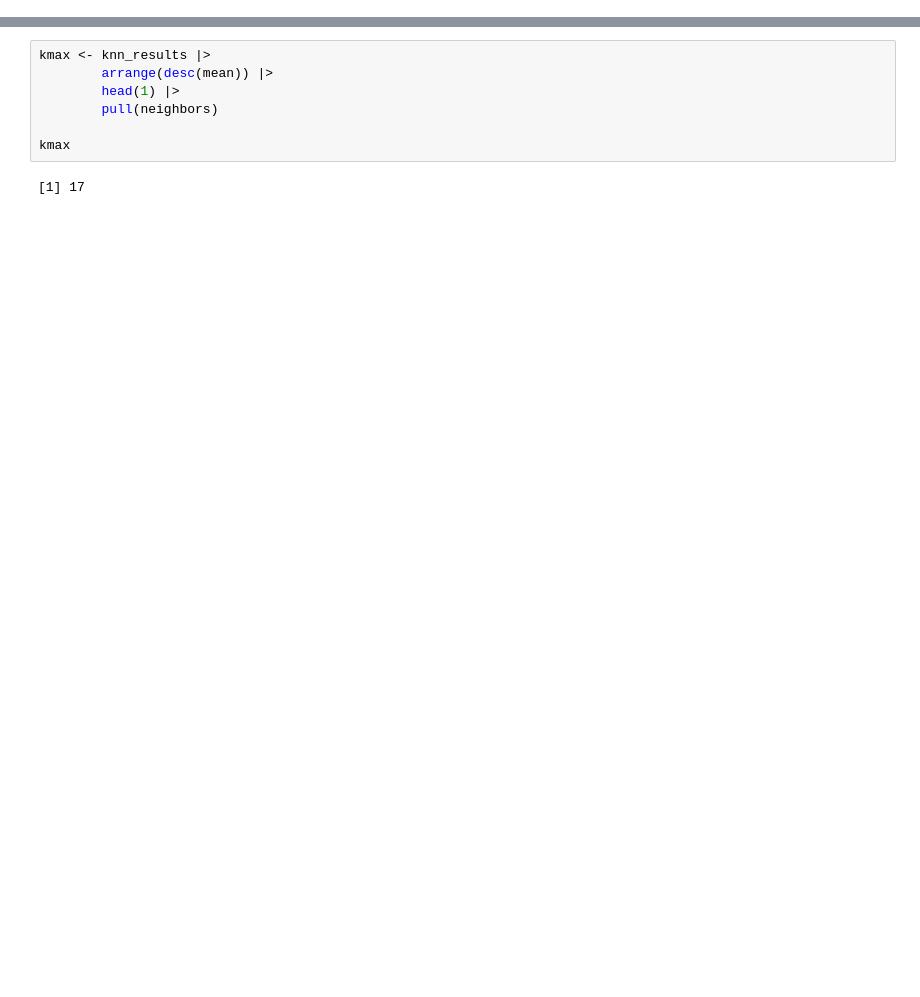
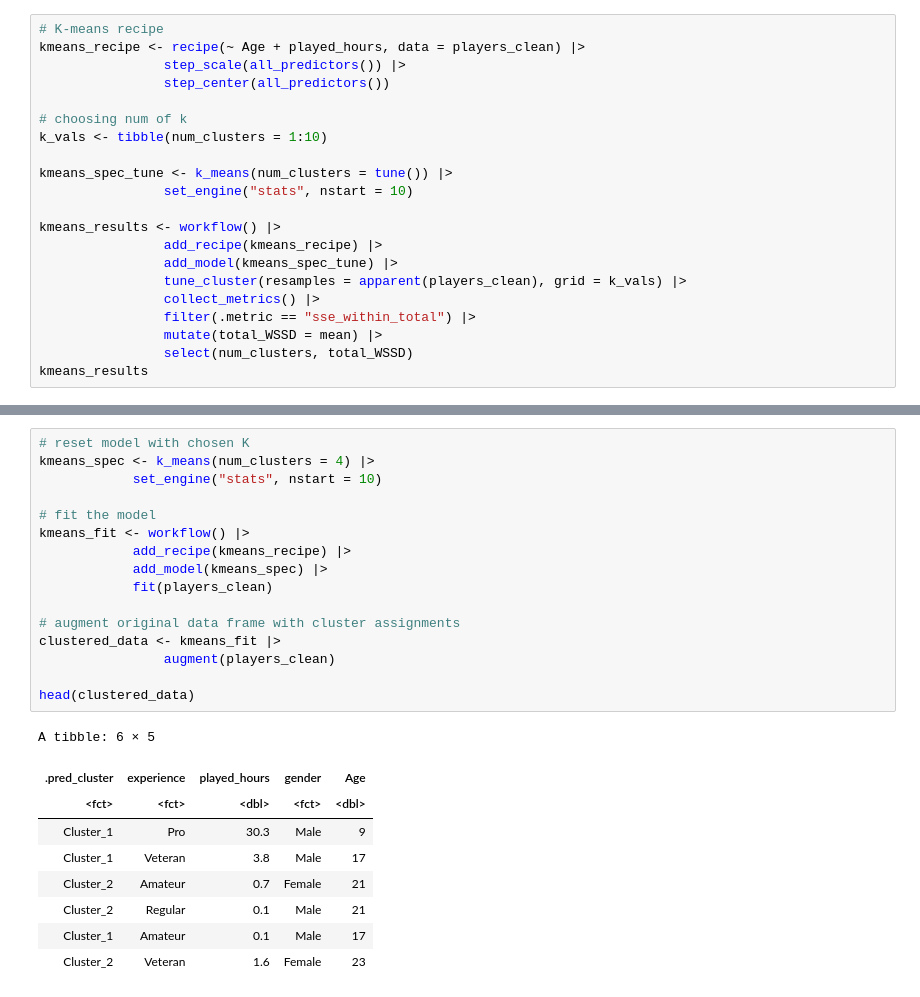
Before and after one commit to shimkelly/dsci-100-2025S1-project, a Jupyter notebook: dsci100-project.ipynb, the cells around one changed output, grey strips where cells are left out. Drawn from its saved outputs; the diff is of its cells as text; blank space fills up the shorter version.

```diff
--- a/dsci100-project.ipynb
+++ b/dsci100-project.ipynb
@@ -160,0 +377,21 @@ A tibble: 25 × 7
+# %%
+# K-means recipe
+kmeans_recipe <- recipe(~ Age + played_hours, data = players_clean) |>
+                step_scale(all_predictors()) |>
+                step_center(all_predictors())
+
+# choosing num of k
+k_vals <- tibble(num_clusters = 1:10)
+
+kmeans_spec_tune <- k_means(num_clusters = tune()) |>
+                set_engine("stats", nstart = 10)
+
+kmeans_results <- workflow() |>
+                add_recipe(kmeans_recipe) |>
+                add_model(kmeans_spec_tune) |>
+                tune_cluster(resamples = apparent(players_clean), grid = k_vals) |>
+                collect_metrics() |>
+                filter(.metric == "sse_within_total") |>
+                mutate(total_WSSD = mean) |>
+                select(num_clusters, total_WSSD)
+kmeans_results
@@ -161,10 +426,27 @@ A tibble: 25 × 7
 # %%
-kmax <- knn_results |>
-        arrange(desc(mean)) |>
-        head(1) |>
-        pull(neighbors)
+# reset model with chosen K
+kmeans_spec <- k_means(num_clusters = 4) |>
+            set_engine("stats", nstart = 10)
 
-kmax
+# fit the model
+kmeans_fit <- workflow() |>
+            add_recipe(kmeans_recipe) |>
+            add_model(kmeans_spec) |>
+            fit(players_clean)
+
+# augment original data frame with cluster assignments
+clustered_data <- kmeans_fit |>
+                augment(players_clean)
+
+head(clustered_data)
 # %% [output]
-[1] 17
+A tibble: 6 × 5
+| .pred_cluster | experience | played_hours | gender | Age |
+| <fct> | <fct> | <dbl> | <fct> | <dbl> |
+| Cluster_1 | Pro | 30.3 | Male | 9 |
+| Cluster_1 | Veteran | 3.8 | Male | 17 |
+| Cluster_2 | Amateur | 0.7 | Female | 21 |
+| Cluster_2 | Regular | 0.1 | Male | 21 |
+| Cluster_1 | Amateur | 0.1 | Male | 17 |
+| Cluster_2 | Veteran | 1.6 | Female | 23 |
 # %%
```
Also changed, not shown: parts of 24 cells of this notebook.
